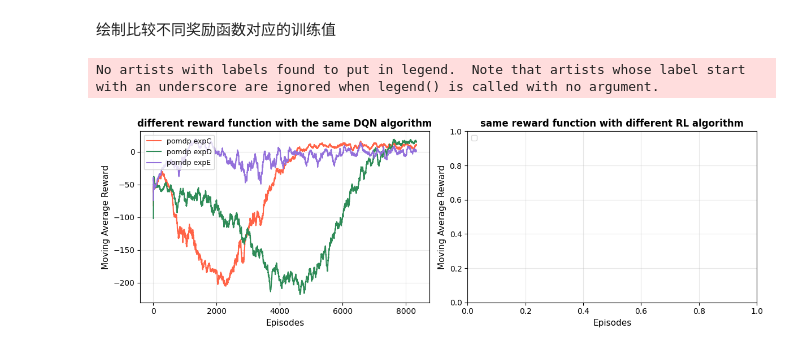
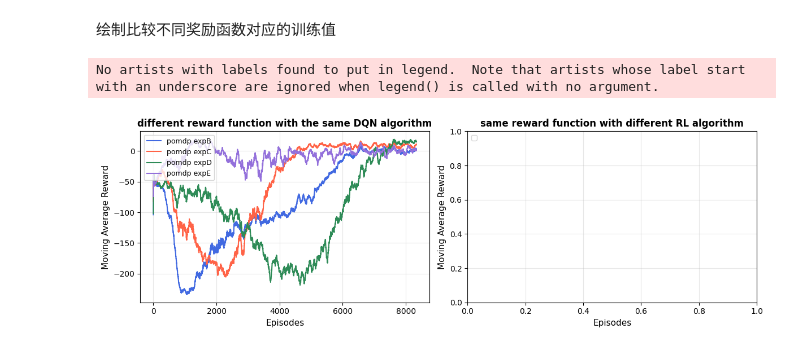
Before and after one commit to peter-kinger/climate-rl-optimizer, a Jupyter notebook: analysis_compare_state_POMDP_BCD.ipynb, the cells around one changed output. Saved outputs shown, nothing was run; the diff lists cells and outputs as text; code cells hidden in the pictures.

Commit message:
完整的分析流程，对于 pomdp 部分的分析步长

```diff
--- a/analysis_compare_state_POMDP_BCD.ipynb
+++ b/analysis_compare_state_POMDP_BCD.ipynb
@@ -65,35 +65,35 @@ ax1, ax2 = axes
 ax1.set_title('different reward function with the same DQN algorithm', fontsize=12, fontweight='bold')
 ax2.set_title('same reward function with different RL algorithm', fontsize=12, fontweight='bold')
 
-# ax1.plot(dqn_pomdp_expB_episodes, dqn_pomdp_expB_ep_rew_mean_list, label="pomdp expB", color='royalblue')
+ax1.plot(dqn_pomdp_expB_episodes, dqn_pomdp_expB_ep_rew_mean_list, label="pomdp expB", color='royalblue')
 ax1.plot(DQN_pomdp_expC_episodes, DQN_pomdp_expC_ep_rew_mean_list, label="pomdp expC", color='tomato')
 ax1.plot(DQN_pomdp_expD_episodes, DQN_pomdp_expD_ep_rew_mean_list, label="pomdp expD", color='seagreen')
 ax1.plot(DQN_pomdp_expE_episodes, DQN_pomdp_expE_ep_rew_mean_list, label="pomdp expE", color='mediumpurple')
 
 ax1.set_xlabel("Episodes", fontsize=11)
 ax1.set_ylabel("Moving Average Reward", fontsize=11)
 
 ax1.legend(loc='upper left', fontsize=9, frameon=True)
 ax1.grid(alpha=0.3)
 
 # 统一配置细节
 ax1.legend(loc='upper left', fontsize=9, frameon=True)
 
 # ax2.plot(dqn_exp822_episodes, dqn_exp822_ep_rew_mean_list, label="DQN", color= 'royalblue')
 # ax2.plot(PPO_exp822_episodes, PPO_exp822_ep_rew_mean_list, label="DQN", color='darkorange')
 
 ax2.set_xlabel("Episodes", fontsize=11)
 ax2.set_ylabel("Moving Average Reward", fontsize=11)
 
 ax2.legend(loc='upper left', fontsize=9, frameon=True)
 ax2.grid(alpha=0.3)
 
 plt.tight_layout()
 plt.show()
 # plt.savefig(overleaf+'/all_rewards.pdf')
 # %% [output]
 No artists with labels found to put in legend.  Note that artists whose label start with an underscore are ignored when legend() is called with no argument.
-[figure, old version]
+[figure, new version]
 # %%
 # 绘制不同 model 面对观测的差异性
 
```
Also changed, not shown: parts of 1 cell of this notebook, 10 other files.
